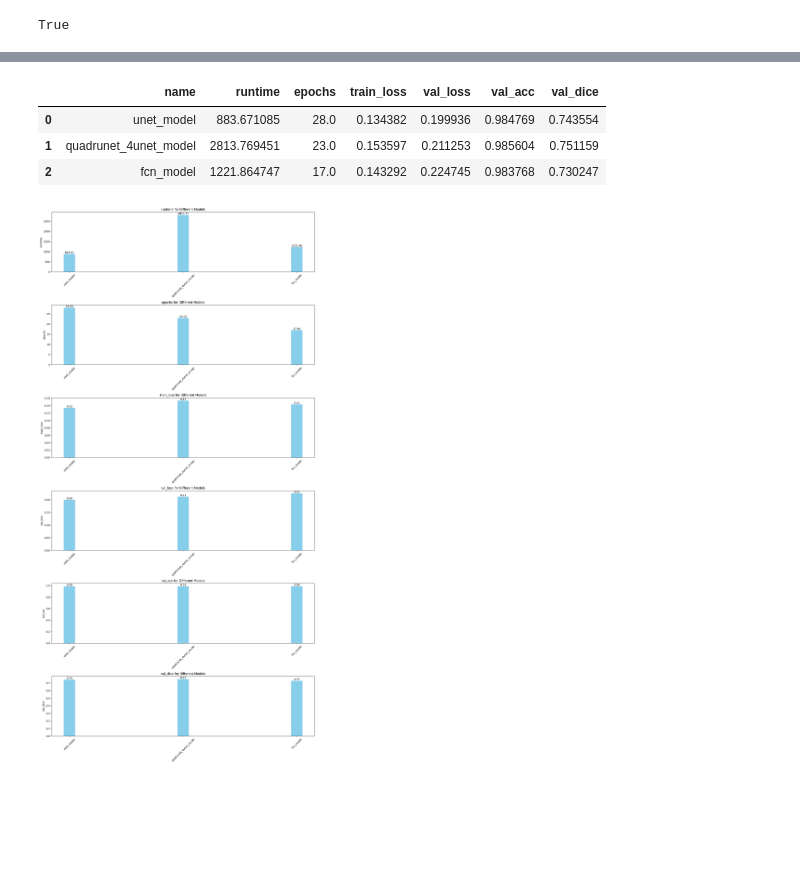
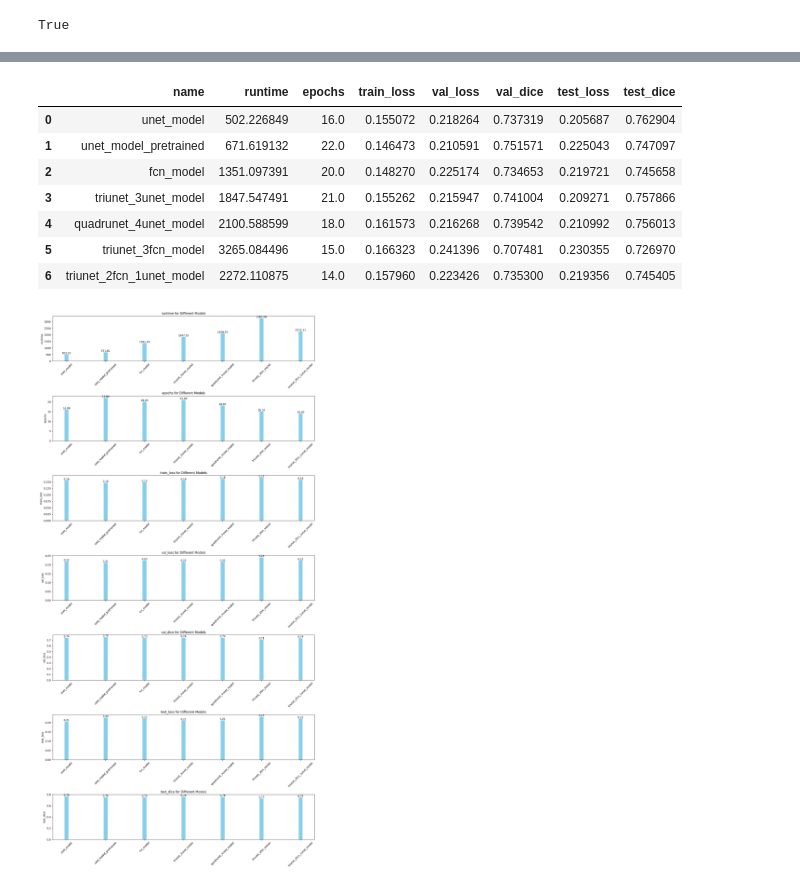
Before and after one commit to drigba/medical_image_segmentation, a Jupyter notebook: model_analysis.ipynb, the cells around one changed output, grey strips where cells are left out. Saved outputs shown, nothing was run; the diff lists cells and outputs as text; code cells hidden in the pictures; blank space fills up the shorter version.

Commit message:
test data in model anal

```diff
--- a/model_analysis.ipynb
+++ b/model_analysis.ipynb
@@ -45,4 +10,4 @@ runs_df
 # %%
-run = api.run("drigba/Medical Image Segmentation/nuu3j9vb")
-cols = ['_runtime', 'epoch', 'train_loss_epoch', 'val_loss', 'val_dice']
+run = api.run("drigba/Medical Image Segmentation/w80t5nrl")
+cols = ['_runtime', 'epoch', 'train_loss_epoch', 'val_loss', 'val_acc', 'val_dice', 'test_loss', 'test_acc', 'test_dice']
 history = run.history()[cols]
@@ -58,53 +23,55 @@ Name: 195, dtype: float64
 # %%
-runs = [
-    api.run("drigba/Medical Image Segmentation/nuu3j9vb"),
-    api.run("drigba/Medical Image Segmentation/3amh5fex"),
-    api.run("drigba/Medical Image Segmentation/wy5zdcup"),
-]
+runs = api.runs("drigba/Medical Image Segmentation")
+df = pd.DataFrame(columns=['name', 'runtime', 'epochs', 'train_loss', 'val_loss', 'val_dice', 'test_loss', 'test_dice'])
 
-df = pd.DataFrame(columns=['name', 'runtime', 'epochs', 'train_loss', 'val_loss', 'val_acc', 'val_dice'])
-
-for run in runs:
-    cols = ['_runtime', 'epoch', 'train_loss_epoch', 'val_loss', 'val_acc', 'val_dice']
+for run in reversed(runs):
+    cols = ['_runtime', 'epoch', 'train_loss_epoch', 'val_loss', 'val_dice', 'test_loss', 'test_dice']
     history = run.history()[cols]
 
+
     last_row = history.iloc[-1]
-    one_before_last_row = history.iloc[-2]
+    second_last_row = history.iloc[-2]
+    third_last_row = history.iloc[-3]
 
     result_dict = {
         'name': run.name,
         'runtime': last_row['_runtime'],
         'epochs': last_row['epoch'],
-        'train_loss': last_row['train_loss_epoch'],
-        'val_loss': one_before_last_row['val_loss'],
-        'val_acc': one_before_last_row['val_acc'],
-        'val_dice': one_before_last_row['val_dice'],
+        'train_loss': second_last_row['train_loss_epoch'],
+        'val_loss': third_last_row['val_loss'],
+        'val_dice': third_last_row['val_dice'],
+        'test_loss': last_row['test_loss'],
+        'test_dice': last_row['test_dice']
     }
 
     df = df.append(result_dict, ignore_index=True)
 
 df
 # %% [output]
-|  | name | runtime | epochs | train_loss | val_loss | val_acc | val_dice |
-| 0 | unet_model | 883.671085 | 28.0 | 0.134382 | 0.199936 | 0.984769 | 0.743554 |
-| 1 | quadrunet_4unet_model | 2813.769451 | 23.0 | 0.153597 | 0.211253 | 0.985604 | 0.751159 |
-| 2 | fcn_model | 1221.864747 | 17.0 | 0.143292 | 0.224745 | 0.983768 | 0.730247 |
+|  | name | runtime | epochs | train_loss | val_loss | val_dice | test_loss | test_dice |
+| 0 | unet_model | 502.226849 | 16.0 | 0.155072 | 0.218264 | 0.737319 | 0.205687 | 0.762904 |
+| 1 | unet_model_pretrained | 671.619132 | 22.0 | 0.146473 | 0.210591 | 0.751571 | 0.225043 | 0.747097 |
+| 2 | fcn_model | 1351.097391 | 20.0 | 0.148270 | 0.225174 | 0.734653 | 0.219721 | 0.745658 |
+| 3 | triunet_3unet_model | 1847.547491 | 21.0 | 0.155262 | 0.215947 | 0.741004 | 0.209271 | 0.757866 |
+| 4 | quadrunet_4unet_model | 2100.588599 | 18.0 | 0.161573 | 0.216268 | 0.739542 | 0.210992 | 0.756013 |
+| 5 | triunet_3fcn_model | 3265.084496 | 15.0 | 0.166323 | 0.241396 | 0.707481 | 0.230355 | 0.726970 |
+| 6 | triunet_2fcn_1unet_model | 2272.110875 | 14.0 | 0.157960 | 0.223426 | 0.735300 | 0.219356 | 0.745405 |
 # %%
 from matplotlib import pyplot as plt
 
-fig, axs = plt.subplots(6, 1, figsize=(15, 30))
+fig, axs = plt.subplots(7, 1, figsize=(15, 30))
 
 for i, column in enumerate(df.columns[df.columns != 'name']):
     axs[i].bar(df['name'], df[column], color='skyblue', width=0.1)
     axs[i].set_ylabel(column)
     axs[i].set_title(f'{column} for Different Models')
     axs[i].tick_params(axis='x', rotation=45)  # Rotate x-axis labels for better readability if needed
 
     # Write value to the bar
     for j, value in enumerate(df[column]):
         axs[i].text(j, value, format(value, '.2f'), ha='center', va='bottom')
 
 plt.tight_layout()
 plt.show()
 # %% [output]
-[figure, old version]
+[figure, new version]
```
Also changed, not shown: parts of 4 cells of this notebook.
